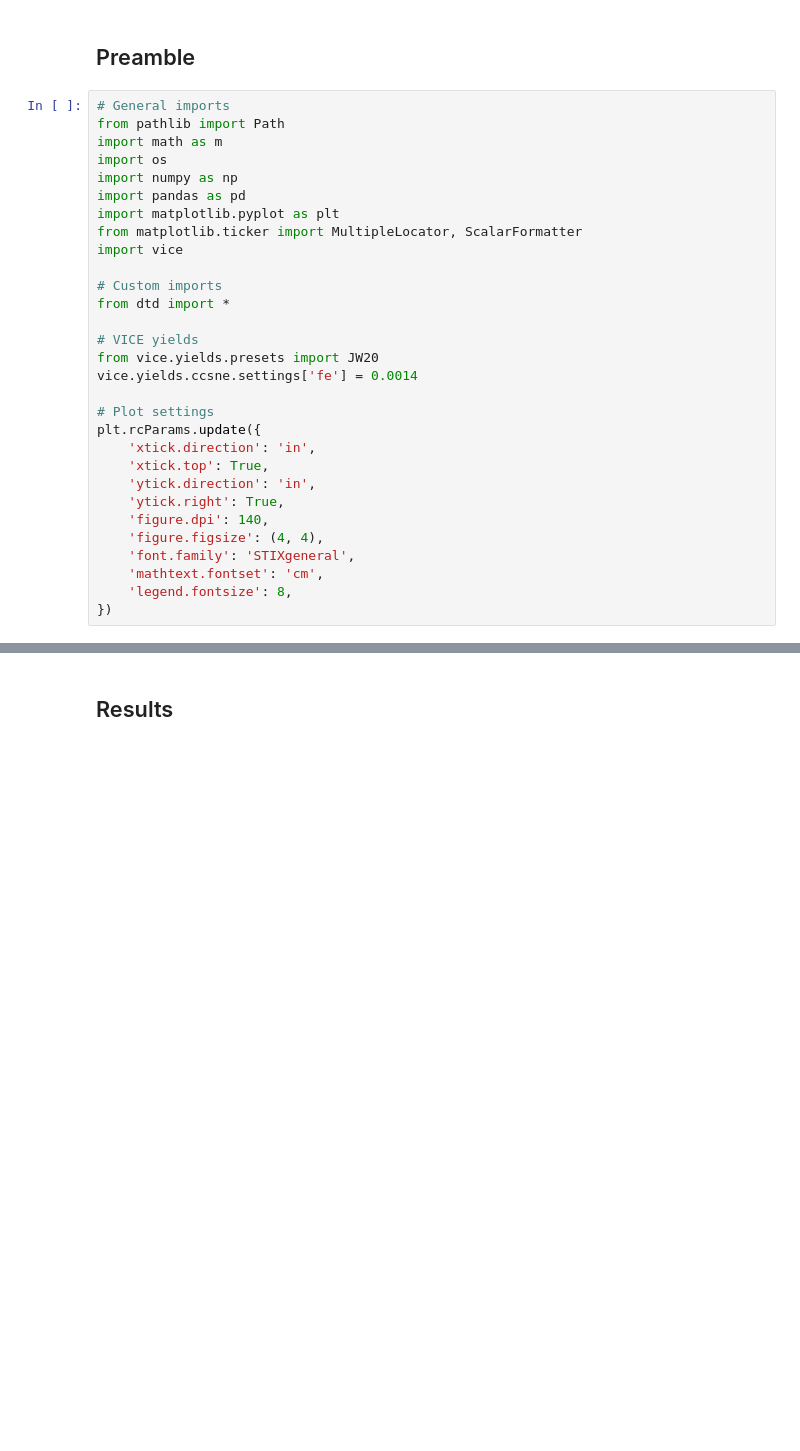
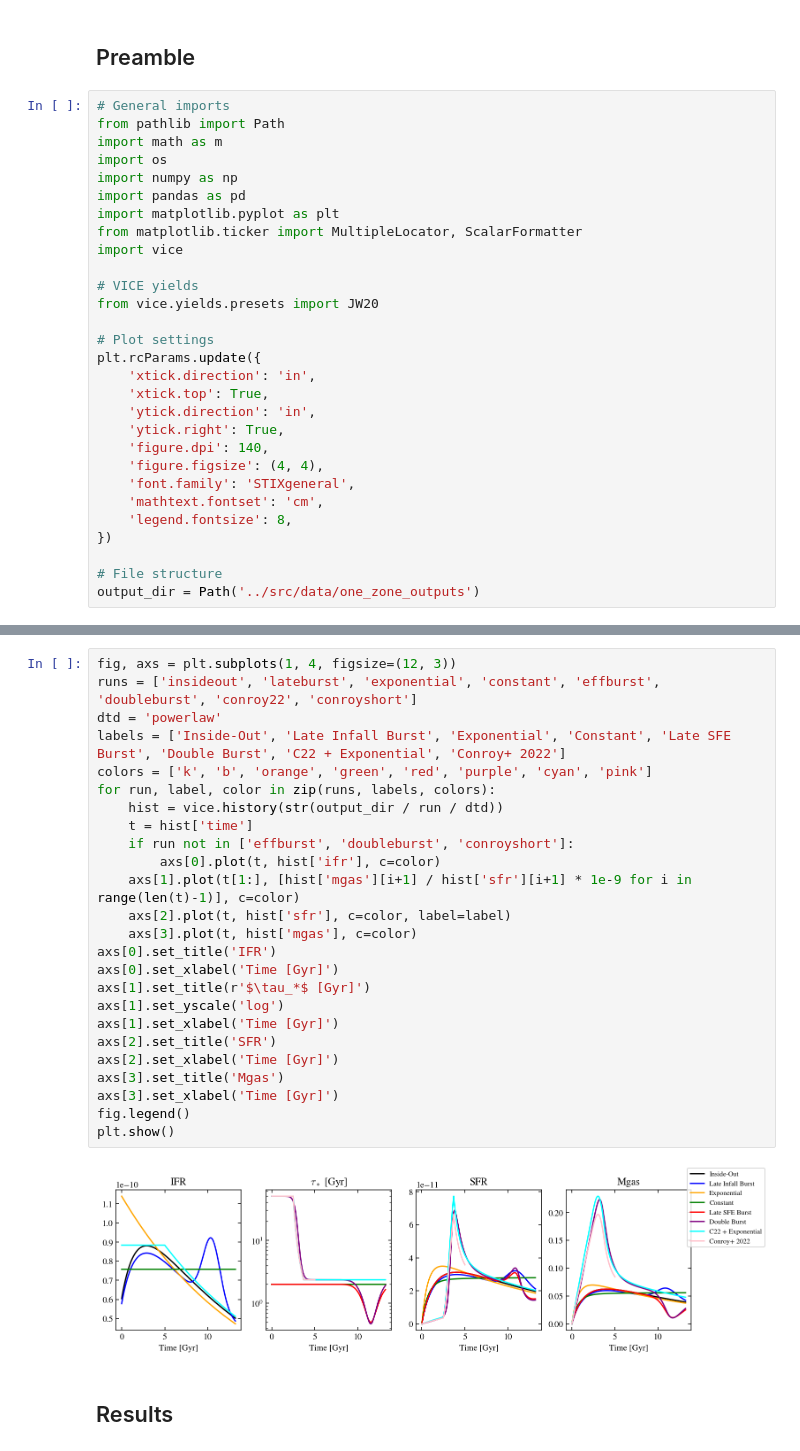
Before and after one commit to lodubay/galactic-dtd, a Jupyter notebook: notebooks/one_zone_degeneracy.ipynb, the cells around one changed output, grey strips where cells are left out. Drawn from its saved outputs; the diff is of its cells as text; blank space fills up the shorter version.

```diff
--- a/notebooks/one_zone_degeneracy.ipynb
+++ b/notebooks/one_zone_degeneracy.ipynb
@@ -15,12 +15,8 @@ import matplotlib.pyplot as plt
 from matplotlib.ticker import MultipleLocator, ScalarFormatter
 import vice
 
-# Custom imports
-from dtd import *
-
 # VICE yields
 from vice.yields.presets import JW20
-vice.yields.ccsne.settings['fe'] = 0.0014
 
 # Plot settings
 plt.rcParams.update({
@@ -34,3 +30,6 @@ plt.rcParams.update({
     'mathtext.fontset': 'cm',
     'legend.fontsize': 8,
 })
+
+# File structure
+output_dir = Path('../src/data/one_zone_outputs')
@@ -95,2 +194,29 @@ plt.show()
+# %%
+fig, axs = plt.subplots(1, 4, figsize=(12, 3))
+runs = ['insideout', 'lateburst', 'exponential', 'constant', 'effburst', 'doubleburst', 'conroy22', 'conroyshort']
+dtd = 'powerlaw'
+labels = ['Inside-Out', 'Late Infall Burst', 'Exponential', 'Constant', 'Late SFE Burst', 'Double Burst', 'C22 + Exponential', 'Conroy+ 2022']
+colors = ['k', 'b', 'orange', 'green', 'red', 'purple', 'cyan', 'pink']
+for run, label, color in zip(runs, labels, colors):
+    hist = vice.history(str(output_dir / run / dtd))
+    t = hist['time']
+    if run not in ['effburst', 'doubleburst', 'conroyshort']:
+        axs[0].plot(t, hist['ifr'], c=color)
+    axs[1].plot(t[1:], [hist['mgas'][i+1] / hist['sfr'][i+1] * 1e-9 for i in range(len(t)-1)], c=color)
+    axs[2].plot(t, hist['sfr'], c=color, label=label)
+    axs[3].plot(t, hist['mgas'], c=color)
+axs[0].set_title('IFR')
+axs[0].set_xlabel('Time [Gyr]')
+axs[1].set_title(r'$\tau_*$ [Gyr]')
+axs[1].set_yscale('log')
+axs[1].set_xlabel('Time [Gyr]')
+axs[2].set_title('SFR')
+axs[2].set_xlabel('Time [Gyr]')
+axs[3].set_title('Mgas')
+axs[3].set_xlabel('Time [Gyr]')
+fig.legend()
+plt.show()
+# %% [output]
+[figure, added]
 # %% [markdown]
 ## Results
```
Also changed, not shown: parts of 10 cells of this notebook, 4 other files.
